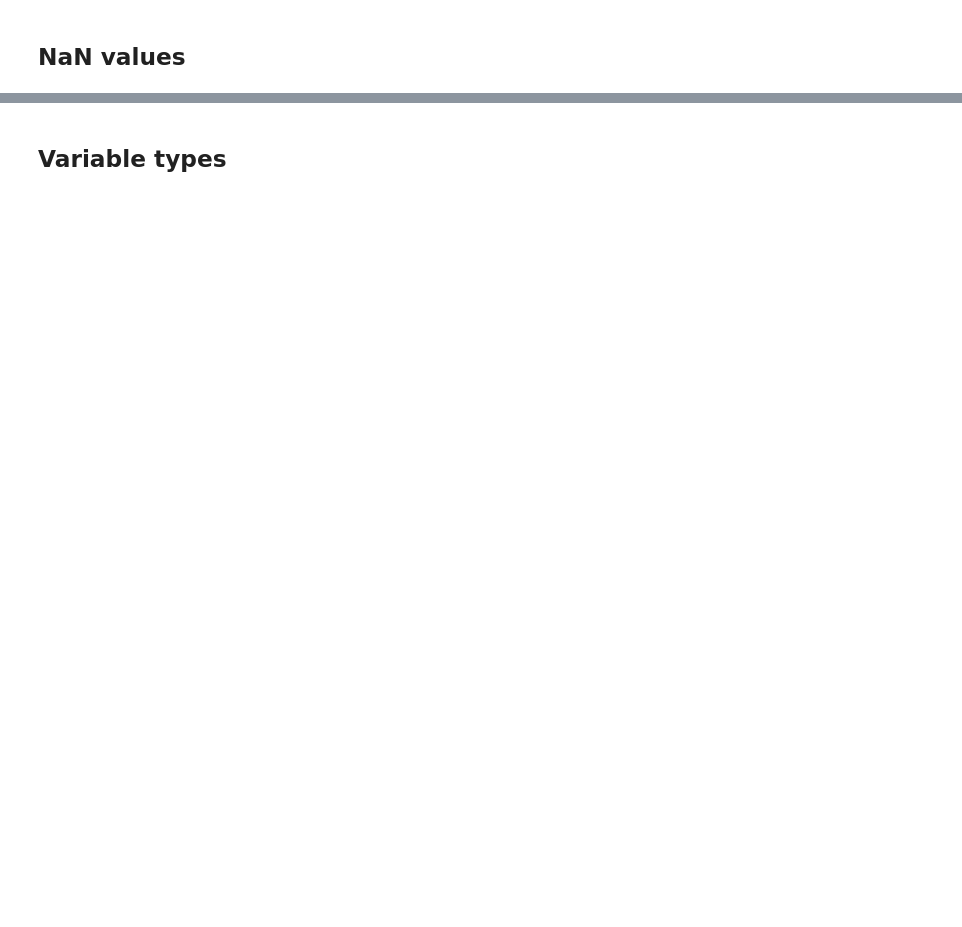
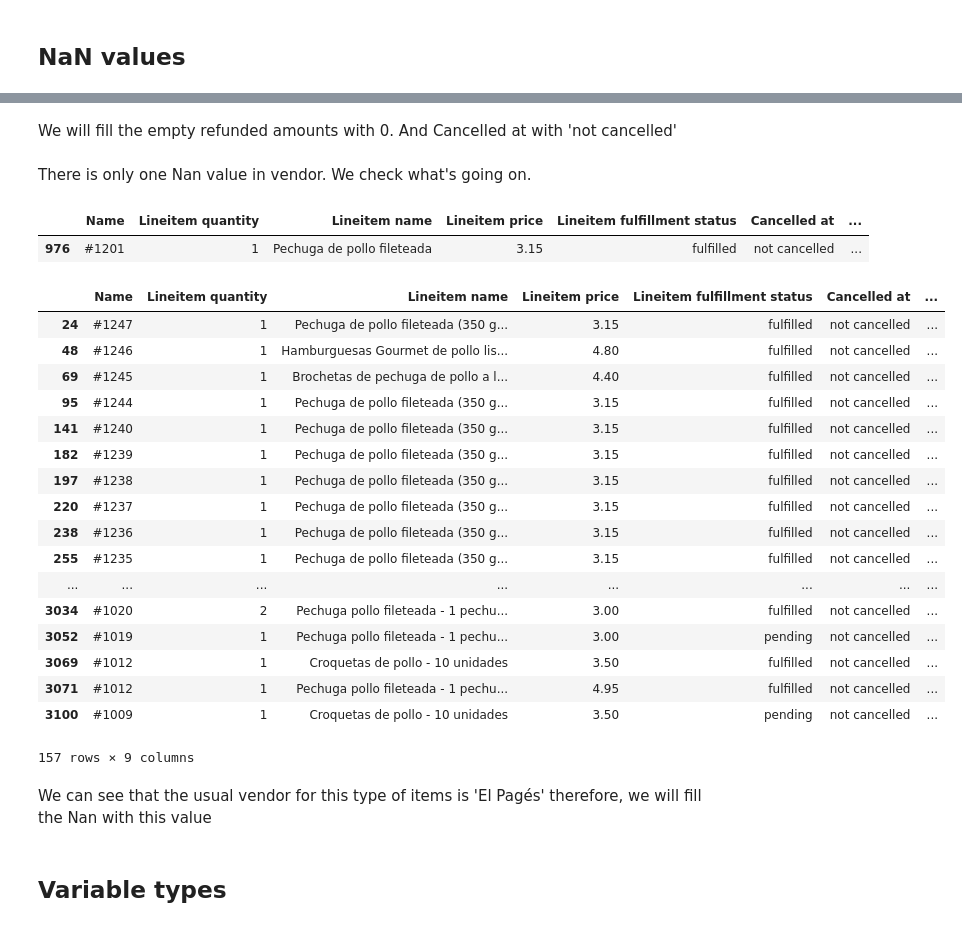
Before and after one commit to adriaferrer/Vimet, a Jupyter notebook: 01.Data_cleaning/Data_cleaning_items.ipynb, the cells around one changed output, grey strips where cells are left out. Saved outputs shown, nothing was run; the diff lists cells and outputs as text; code cells hidden in the pictures; blank space fills up the shorter version.

```diff
--- a/01.Data_cleaning/Data_cleaning_items.ipynb
+++ b/01.Data_cleaning/Data_cleaning_items.ipynb
@@ -66,2 +62,2 @@ We will drop 'Lineitem compare at price' as it is either 0 or NaN
 # %%
-items = items.drop(columns='Lineitem compare at price')
+items = items.drop(columns='Tags')
@@ -70,2 +64,2 @@ items = items.drop(columns='Lineitem compare at price')
-# %%
-items = items.drop(columns='Lineitem sku')
+# %% [markdown]
+We will fill the empty refunded amounts with 0. And Cancelled at with 'not cancelled'
@@ -71,0 +70,30 @@ items = items.drop(columns='Lineitem sku')
+# %% [markdown]
+There is only one Nan value in vendor. We check what's going on.
+# %%
+items[items['Vendor'].isna()]
+# %% [output]
+|  | Name | Lineitem quantity | Lineitem name | Lineitem price | Lineitem fulfillment status | Cancelled at | ... |
+| 976 | #1201 | 1 | Pechuga de pollo fileteada | 3.15 | fulfilled | not cancelled | ... |
+# %%
+items[items['Lineitem name'].map(lambda x: 'pollo' in x)]
+# %% [output]
+|  | Name | Lineitem quantity | Lineitem name | Lineitem price | Lineitem fulfillment status | Cancelled at | ... |
+| 24 | #1247 | 1 | Pechuga de pollo fileteada (350 g... | 3.15 | fulfilled | not cancelled | ... |
+| 48 | #1246 | 1 | Hamburguesas Gourmet de pollo lis... | 4.80 | fulfilled | not cancelled | ... |
+| 69 | #1245 | 1 | Brochetas de pechuga de pollo a l... | 4.40 | fulfilled | not cancelled | ... |
+| 95 | #1244 | 1 | Pechuga de pollo fileteada (350 g... | 3.15 | fulfilled | not cancelled | ... |
+| 141 | #1240 | 1 | Pechuga de pollo fileteada (350 g... | 3.15 | fulfilled | not cancelled | ... |
+| 182 | #1239 | 1 | Pechuga de pollo fileteada (350 g... | 3.15 | fulfilled | not cancelled | ... |
+| 197 | #1238 | 1 | Pechuga de pollo fileteada (350 g... | 3.15 | fulfilled | not cancelled | ... |
+| 220 | #1237 | 1 | Pechuga de pollo fileteada (350 g... | 3.15 | fulfilled | not cancelled | ... |
+| 238 | #1236 | 1 | Pechuga de pollo fileteada (350 g... | 3.15 | fulfilled | not cancelled | ... |
+| 255 | #1235 | 1 | Pechuga de pollo fileteada (350 g... | 3.15 | fulfilled | not cancelled | ... |
+| ... | ... | ... | ... | ... | ... | ... | ... |
+| 3034 | #1020 | 2 | Pechuga pollo fileteada - 1 pechu... | 3.00 | fulfilled | not cancelled | ... |
+| 3052 | #1019 | 1 | Pechuga pollo fileteada - 1 pechu... | 3.00 | pending | not cancelled | ... |
+| 3069 | #1012 | 1 | Croquetas de pollo - 10 unidades | 3.50 | fulfilled | not cancelled | ... |
+| 3071 | #1012 | 1 | Pechuga pollo fileteada - 1 pechu... | 4.95 | fulfilled | not cancelled | ... |
+| 3100 | #1009 | 1 | Croquetas de pollo - 10 unidades | 3.50 | pending | not cancelled | ... |
+157 rows × 9 columns
+# %% [markdown]
+We can see that the usual vendor for this type of items is 'El Pagés' therefore, we will fill the Nan with this value
```
Also changed, not shown: parts of 27 cells of this notebook.
